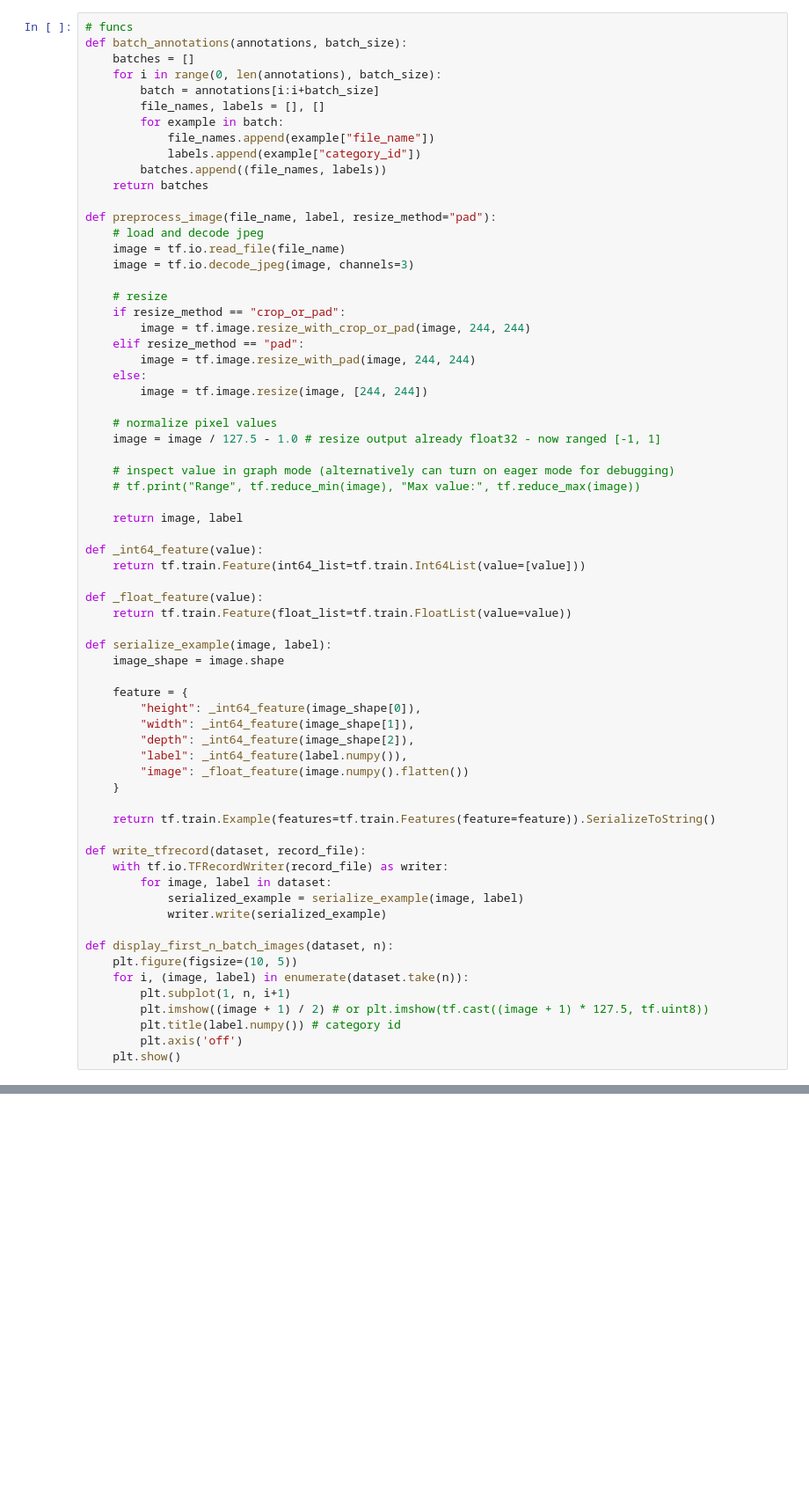
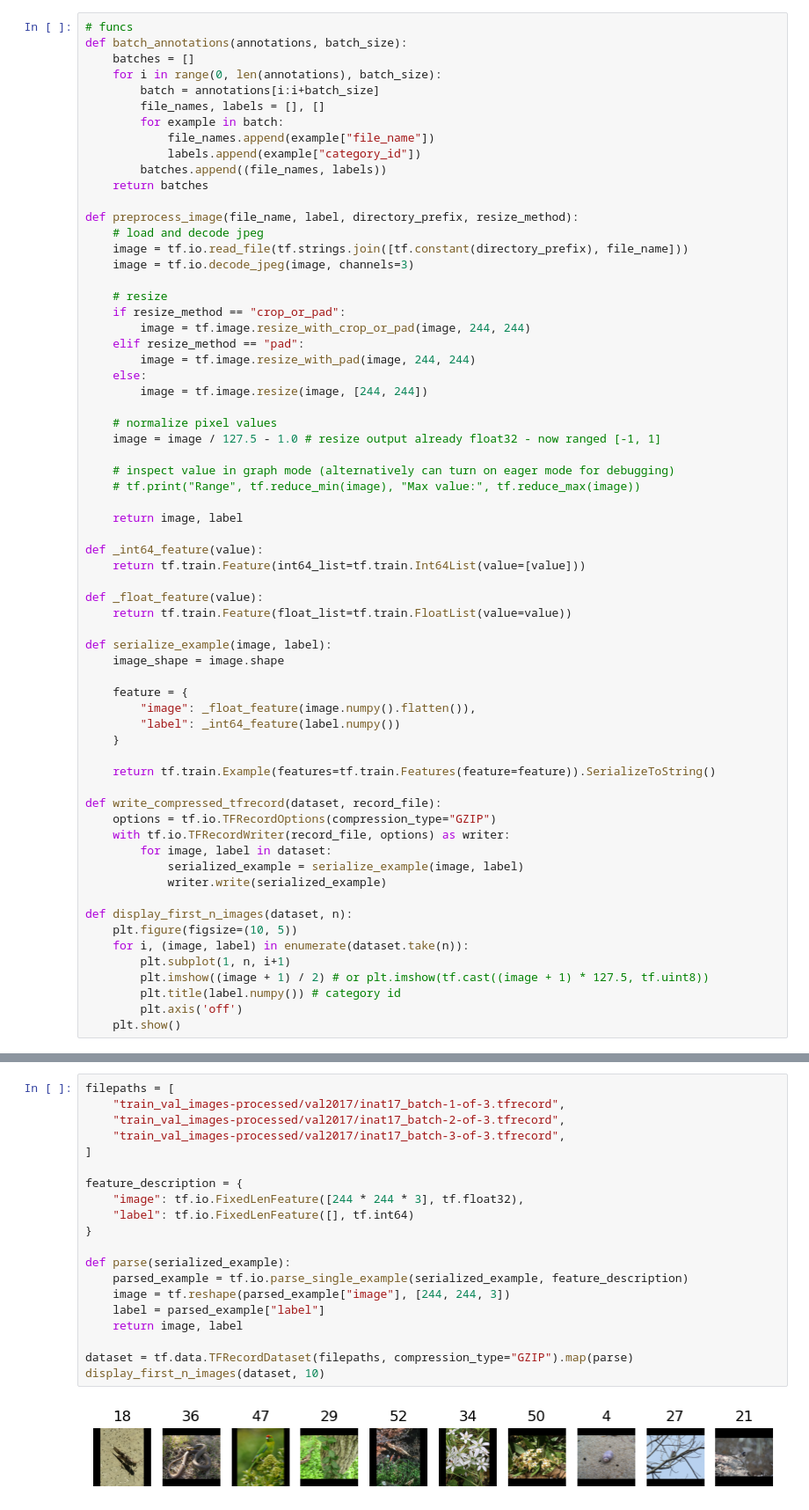
Before and after one commit to dyluc/transformers, a Jupyter notebook: dataset-utils/preprocessing.ipynb, the cells around one changed output, grey strips where cells are left out. Shown: that part at 88% size. Cells and saved outputs as stored; diff of their text form; blank space fills up the shorter version.

```diff
--- a/dataset-utils/preprocessing.ipynb
+++ b/dataset-utils/preprocessing.ipynb
@@ -30,9 +30,9 @@ def batch_annotations(annotations, batch_size):
         batches.append((file_names, labels))
     return batches
 
-def preprocess_image(file_name, label, resize_method="pad"):
+def preprocess_image(file_name, label, directory_prefix, resize_method):
     # load and decode jpeg
-    image = tf.io.read_file(file_name)
+    image = tf.io.read_file(tf.strings.join([tf.constant(directory_prefix), file_name]))
     image = tf.io.decode_jpeg(image, channels=3)
 
     # resize
@@ -61,22 +61,20 @@ def serialize_example(image, label):
     image_shape = image.shape
 
     feature = {
-        "height": _int64_feature(image_shape[0]),
-        "width": _int64_feature(image_shape[1]),
-        "depth": _int64_feature(image_shape[2]),
-        "label": _int64_feature(label.numpy()),
-        "image": _float_feature(image.numpy().flatten())
+        "image": _float_feature(image.numpy().flatten()),
+        "label": _int64_feature(label.numpy())
     }
 
     return tf.train.Example(features=tf.train.Features(feature=feature)).SerializeToString()
 
-def write_tfrecord(dataset, record_file):
-    with tf.io.TFRecordWriter(record_file) as writer:
+def write_compressed_tfrecord(dataset, record_file):
+    options = tf.io.TFRecordOptions(compression_type="GZIP")
+    with tf.io.TFRecordWriter(record_file, options) as writer:
         for image, label in dataset:
             serialized_example = serialize_example(image, label)
             writer.write(serialized_example)
 
-def display_first_n_batch_images(dataset, n):
+def display_first_n_images(dataset, n):
     plt.figure(figsize=(10, 5))
     for i, (image, label) in enumerate(dataset.take(n)):
         plt.subplot(1, n, i+1)
@@ -136,0 +130,22 @@ Write tfrecord complete for train_val_images-processed/val2017/inat17_batch-3-of
+# %%
+filepaths = [
+    "train_val_images-processed/val2017/inat17_batch-1-of-3.tfrecord",
+    "train_val_images-processed/val2017/inat17_batch-2-of-3.tfrecord",
+    "train_val_images-processed/val2017/inat17_batch-3-of-3.tfrecord",
+]
+
+feature_description = {
+    "image": tf.io.FixedLenFeature([244 * 244 * 3], tf.float32),
+    "label": tf.io.FixedLenFeature([], tf.int64)
+}
+
+def parse(serialized_example):
+    parsed_example = tf.io.parse_single_example(serialized_example, feature_description)
+    image = tf.reshape(parsed_example["image"], [244, 244, 3])
+    label = parsed_example["label"]
+    return image, label
+
+dataset = tf.data.TFRecordDataset(filepaths, compression_type="GZIP").map(parse)
+display_first_n_images(dataset, 10)
+# %% [output]
+[figure, added]
```
Also changed, not shown: parts of 1 cell of this notebook.
